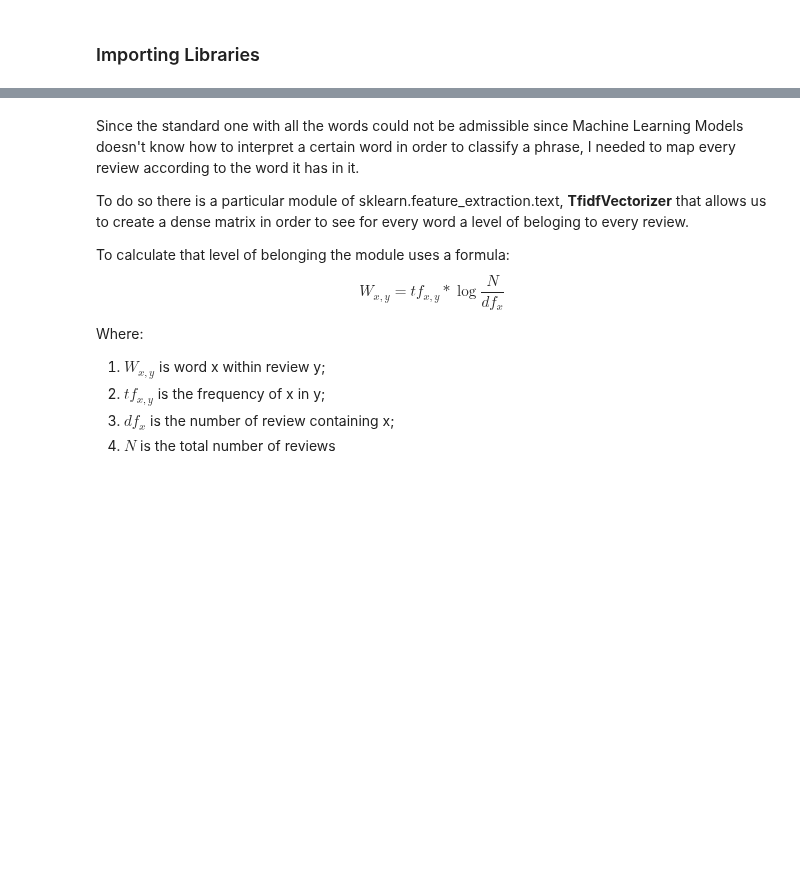
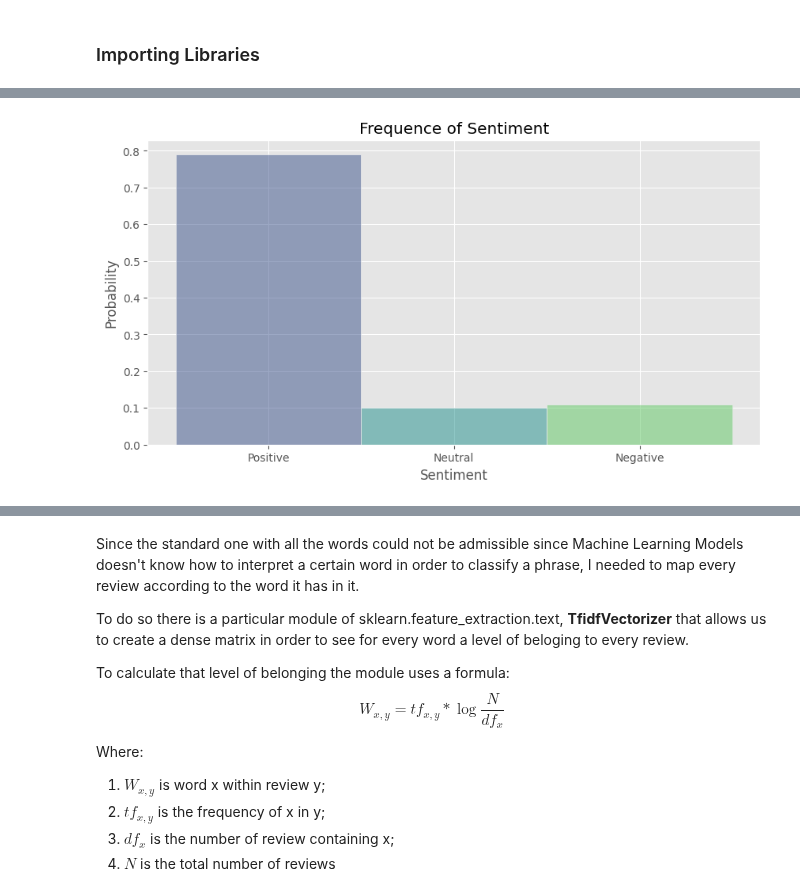
Before and after one commit to riccardo-borgo/Sentiment-Analysis-Amazon, a Jupyter notebook: sentiment_analysis.ipynb, the cells around one changed output, grey strips where cells are left out. Cells and saved outputs as stored; diff of their text form; code cells hidden in the pictures; blank space fills up the shorter version.

```diff
--- a/sentiment_analysis.ipynb
+++ b/sentiment_analysis.ipynb
@@ -240,0 +132,12 @@ df.sample(10)
+# %%
+plt.figure(figsize=(10, 5))
+sns.histplot(x=df['Sentiment from Stars'], bins=len(df['Sentiment from Stars'].unique()), kde=False, palette='viridis', hue=df['Sentiment from Stars'], stat='probability', legend=False)
+
+# Add labels and title
+plt.xlabel('Sentiment')
+plt.title('Frequence of Sentiment')
+
+# Show the plot
+plt.show()
+# %% [output]
+[figure, added]
```
Also changed, not shown: parts of 60 cells of this notebook, 3 other files.
